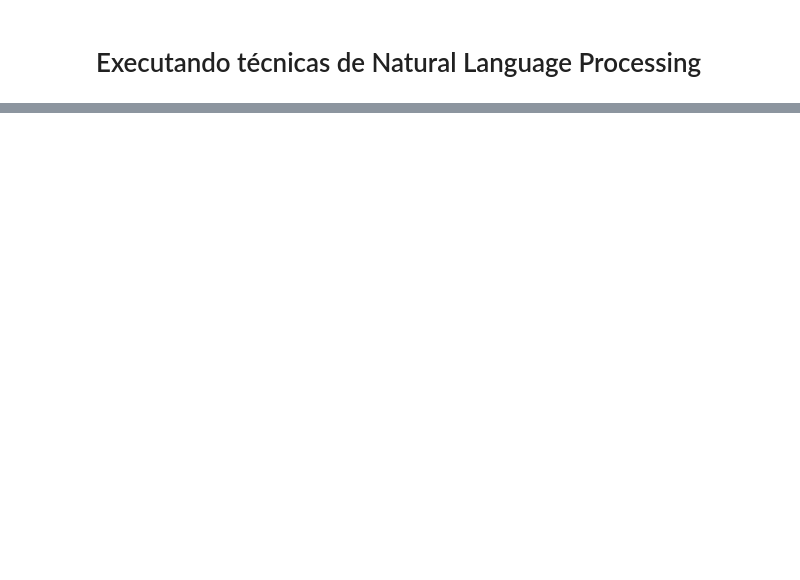
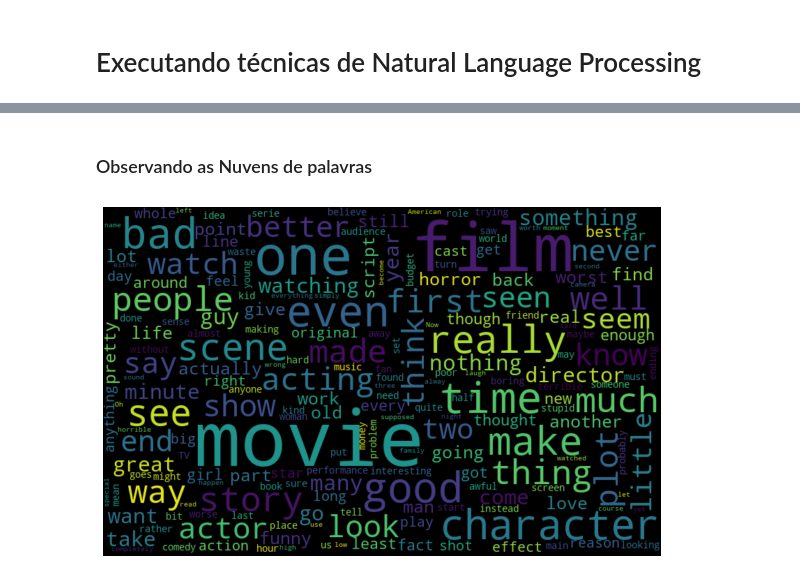
Before and after one commit to dgavieira/NLP-Celero, a Jupyter notebook: NLP_Teste.ipynb, the cells around one changed output, grey strips where cells are left out. Drawn from its saved outputs; the diff is of its cells as text; code cells hidden in the pictures; blank space fills up the shorter version.

```diff
--- a/NLP_Teste.ipynb
+++ b/NLP_Teste.ipynb
@@ -603,0 +732,14 @@ Precisão do Modelo LinearSVC: 65.16%
+# %%
+palavras_irrelevantes = nltk.corpus.stopwords.words("english")
+frase_processada = list()
+token_espaco = tokenize.WhitespaceTokenizer()
+
+for opiniao in df_imdb["review"]:
+  nova_frase = list()
+  palavras_texto = token_espaco.tokenize(opiniao)
+  for palavra in palavras_texto:
+    if palavra not in palavras_irrelevantes:
+      nova_frase.append(palavra)
+  frase_processada.append(' '.join(nova_frase))
+
+df_imdb["tratamento_1"] = frase_processada
@@ -603,0 +757,3 @@ Precisão do Modelo LinearSVC: 65.16%
+# %%
+df_imdb['tratamento_1'] = df_imdb['tratamento_1'].str.replace(r'<br />', '')
+df_imdb['tratamento_1'] = df_imdb['tratamento_1'].str.replace(r'\'style\'', '')
@@ -603,0 +769,16 @@ Precisão do Modelo LinearSVC: 65.16%
+# %% [markdown]
+### Observando as Nuvens de palavras
+# %%
+def nuvem_palavras_neg(texto, coluna_texto):
+    texto_negativo = texto.query("sentiment == 'negative'")
+    todas_palavras = ' '.join([texto for texto in texto_negativo[coluna_texto]])
+    nuvem_palavras = WordCloud(width = 800, height = 500,
+                                max_font_size=110, collocations=False).generate(todas_palavras)
+    plt.figure(figsize=(10,7))
+    plt.imshow(nuvem_palavras, interpolation='bilinear')
+    plt.axis('off')
+    plt.show()
+
+nuvem_palavras_neg(df_imdb, "tratamento_1")
+# %% [output]
+[figure, added]
```
Also changed, not shown: parts of 77 cells of this notebook.
